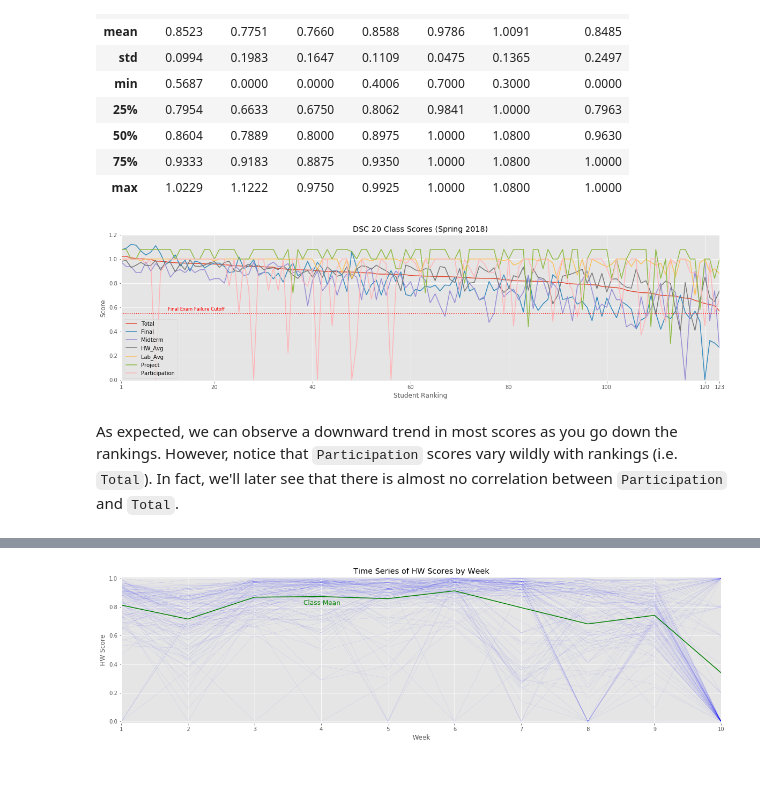
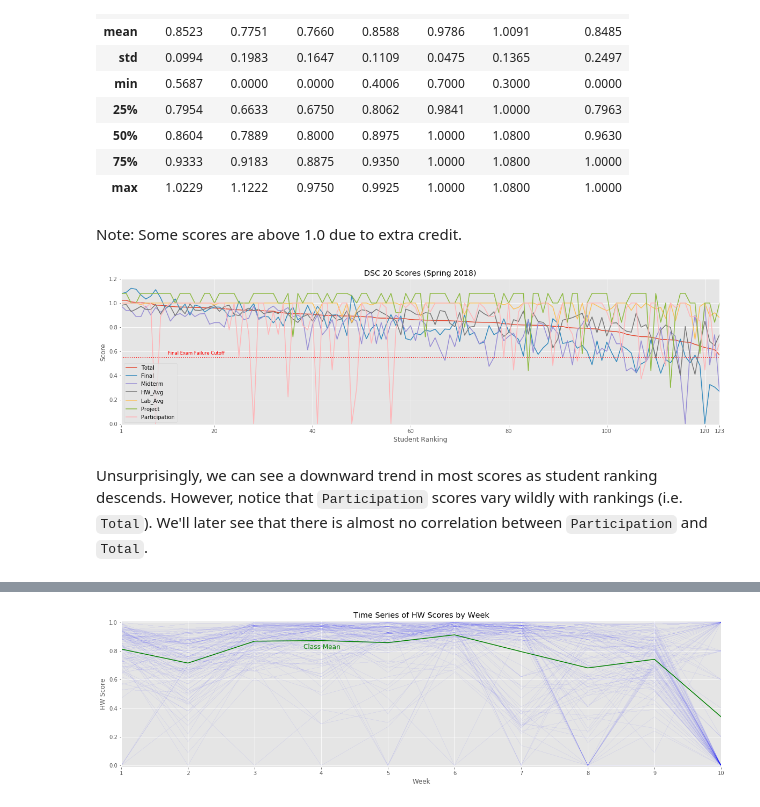
Before and after one commit to dleestat/grades, a Jupyter notebook: Grades.ipynb, the cells around one changed output, grey strips where cells are left out. Saved outputs shown, nothing was run; the diff lists cells and outputs as text; code cells hidden in the pictures; blank space fills up the shorter version.

```diff
--- a/Grades.ipynb
+++ b/Grades.ipynb
@@ -210,18 +220,20 @@ df.describe()
 | 50% | 0.8604 | 0.7889 | 0.8000 | 0.8975 | 1.0000 | 1.0800 | 0.9630 |
 | 75% | 0.9333 | 0.9183 | 0.8875 | 0.9350 | 1.0000 | 1.0800 | 1.0000 |
 | max | 1.0229 | 1.1222 | 0.9750 | 0.9925 | 1.0000 | 1.0800 | 1.0000 |
+# %% [markdown]
+Note: Some scores are above 1.0 due to extra credit.
 # %%
 df.plot(figsize=(20,5))
-plt.title('DSC 20 Class Scores (Spring 2018)')
+plt.title('DSC 20 Scores (Spring 2018)')
 plt.xlabel('Student Ranking')
 plt.ylabel('Score')
 plt.axhline(final_exam_cutoff, c='r', ls=':', lw=1.5)
 plt.text(10.5, .575, 'Final Exam Failure Cutoff', color='r', size='small')
 plt.axis([1,n,-.01,1.2])
 plt.xticks(list(range(20,n,20)) + [1,n]);
 # %% [output]
-[figure, old version]
+[figure, new version]
 # %% [markdown]
-As expected, we can observe a downward trend in most scores as you go down the rankings. However, notice that `Participation` scores vary wildly with rankings (i.e. `Total`). In fact, we'll later see that there is almost no correlation between `Participation` and `Total`.
+Unsurprisingly, we can see a downward trend in most scores as student ranking descends. However, notice that `Participation` scores vary wildly with rankings (i.e. `Total`). We'll later see that there is almost no correlation between `Participation` and `Total`.
 # %%
 criteria = 'Total','Final','Midterm','HW_Avg','Lab_Avg','Project','Participation'
```
Also changed, not shown: parts of 33 cells of this notebook.
